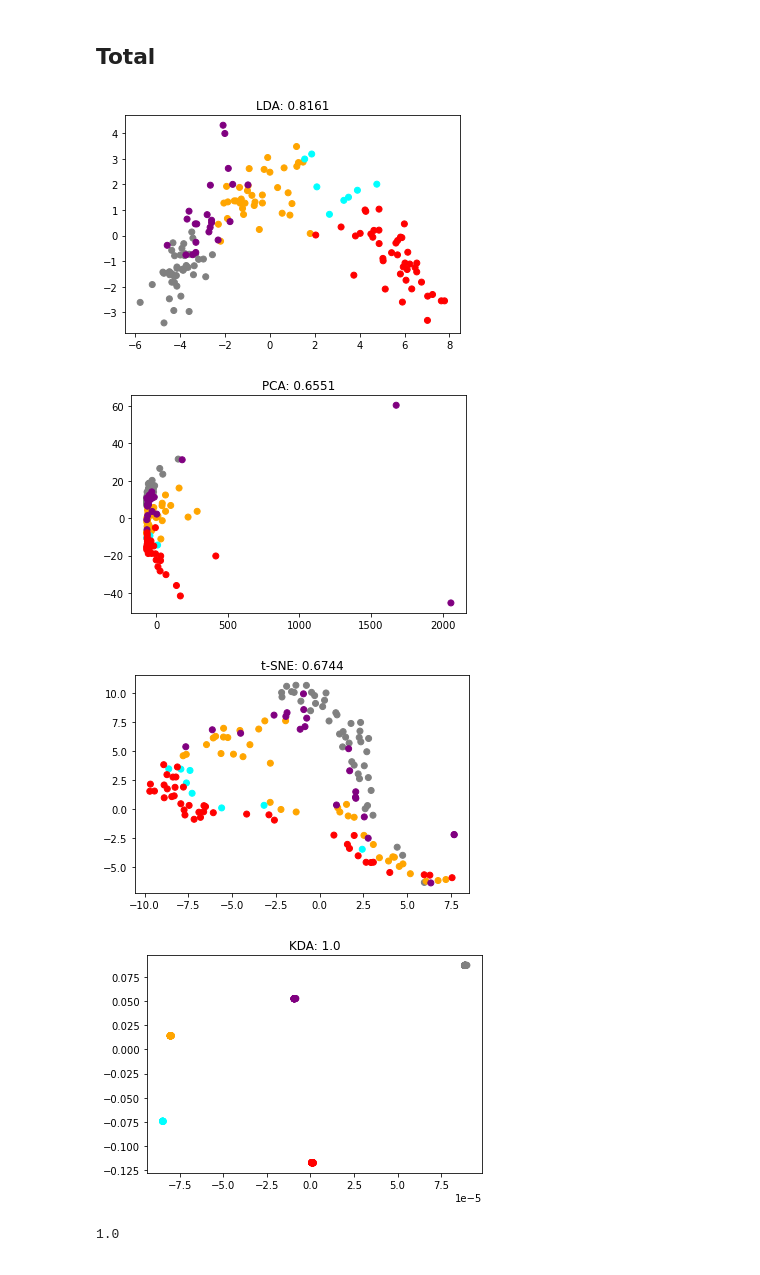
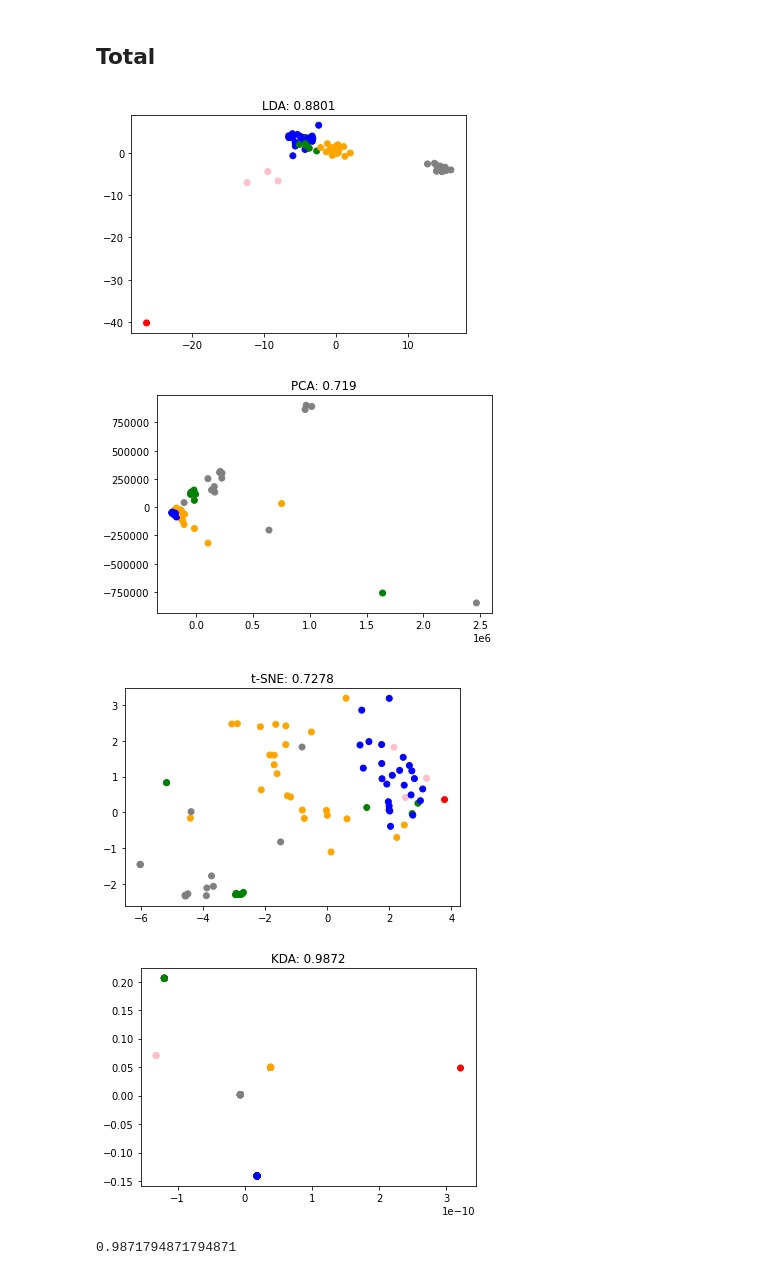
Before and after one commit to ThreeGreatMen/2021_11_4, a Jupyter notebook: 11_7.ipynb, the cells around one changed output. Cells and saved outputs as stored; diff of their text form; code cells hidden in the pictures.

```diff
--- a/11_7.ipynb
+++ b/11_7.ipynb
@@ -283,7 +283,7 @@ def get_label_right(label):
     return np.array(new_label)
 # %%
 # Change the following two lines to fit your data
-fname = "world_9d.csv"  # the class data file
+fname = "hiv.csv"  # the class data file
 data, label = read_data_from_file(fname)
 label = get_label_right(label)
 label = np.array(list(map(int, label)))
@@ -988,18 +1103,18 @@ def run_all(fname, n_cluster):
 # %% [markdown]
 ## Total
 # %%
-fname = 'world_9d.csv'
+fname = 'hiv.csv'
 data, label = read_data_from_file(fname)
 # run_all(fname, 4)
 test_lda(fname, data, label)
 test_pca(fname, data, label)
 test_tsne(fname, data, label)
 test_kda(fname, data, label)
 # %% [output]
-[figure, old version]
+[figure, new version]
-[figure, old version]
+[figure, new version]
-[figure, old version]
+[figure, new version]
-[figure, old version]
+[figure, new version]
-1.0
+0.9871794871794871
 # %%
 run_all(fname, 4)
```
Also changed, not shown: parts of 17 cells of this notebook.
